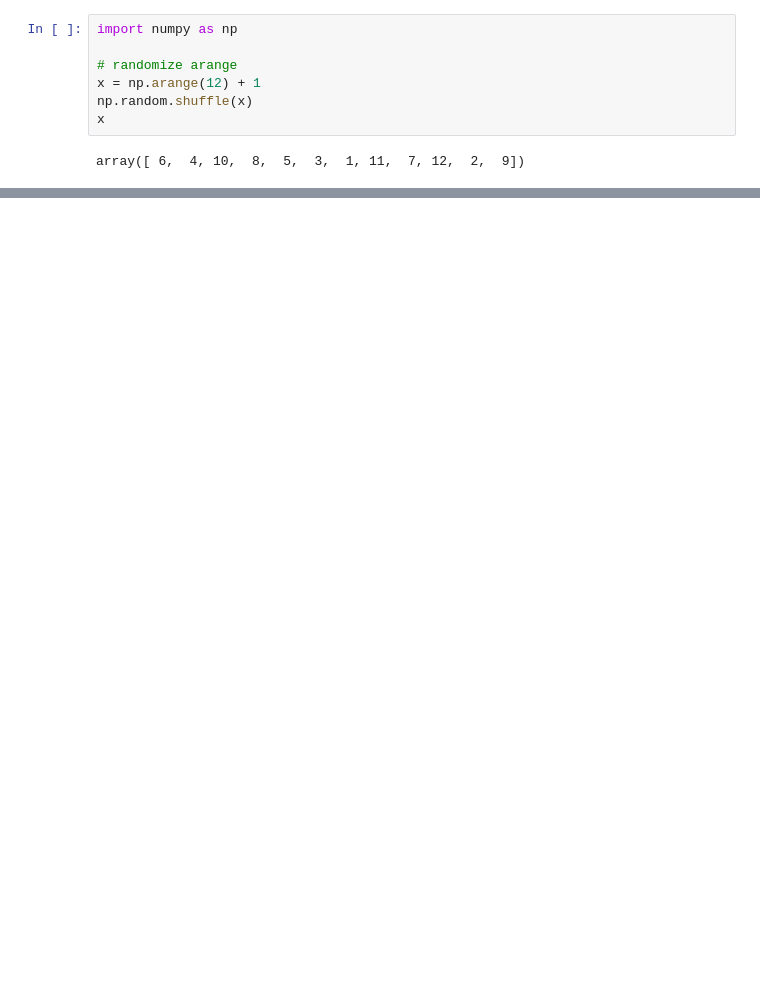
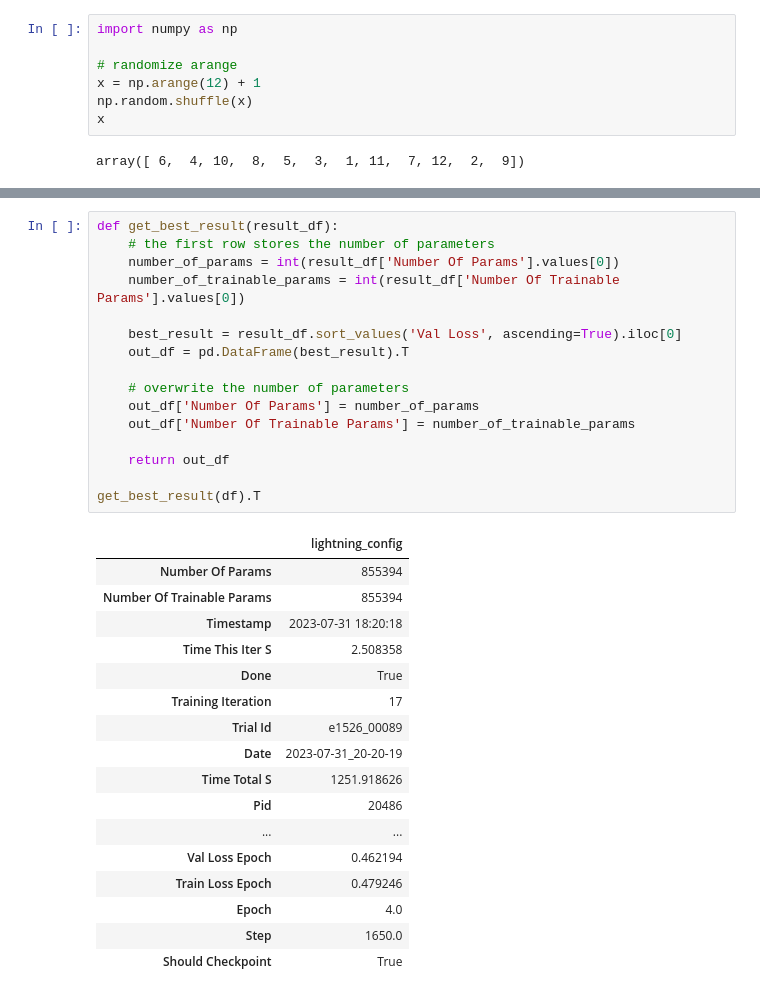
Before and after one commit to anieum/GNNDensityGradients, a Jupyter notebook: notebooks/Misc.ipynb, the cells around one changed output, grey strips where cells are left out. Cells and saved outputs as stored; diff of their text form; blank space fills up the shorter version.

```diff
--- a/notebooks/Misc.ipynb
+++ b/notebooks/Misc.ipynb
@@ -60,0 +215,34 @@ array([ 6,  4, 10,  8,  5,  3,  1, 11,  7, 12,  2,  9])
+# %%
+def get_best_result(result_df):
+    # the first row stores the number of parameters
+    number_of_params = int(result_df['Number Of Params'].values[0])
+    number_of_trainable_params = int(result_df['Number Of Trainable Params'].values[0])
+
+    best_result = result_df.sort_values('Val Loss', ascending=True).iloc[0]
+    out_df = pd.DataFrame(best_result).T
+
+    # overwrite the number of parameters
+    out_df['Number Of Params'] = number_of_params
+    out_df['Number Of Trainable Params'] = number_of_trainable_params
+
+    return out_df
+
+get_best_result(df).T
+# %% [output]
+|  | lightning_config |
+| Number Of Params | 855394 |
+| Number Of Trainable Params | 855394 |
+| Timestamp | 2023-07-31 18:20:18 |
+| Time This Iter S | 2.508358 |
+| Done | True |
+| Training Iteration | 17 |
+| Trial Id | e1526_00089 |
+| Date | 2023-07-31_20-20-19 |
+| Time Total S | 1251.918626 |
+| Pid | 20486 |
+| ... | ... |
+| Val Loss Epoch | 0.462194 |
+| Train Loss Epoch | 0.479246 |
+| Epoch | 4.0 |
+| Step | 1650.0 |
+| Should Checkpoint | True |
```
Also changed, not shown: parts of 21 cells of this notebook, 2 other files.
